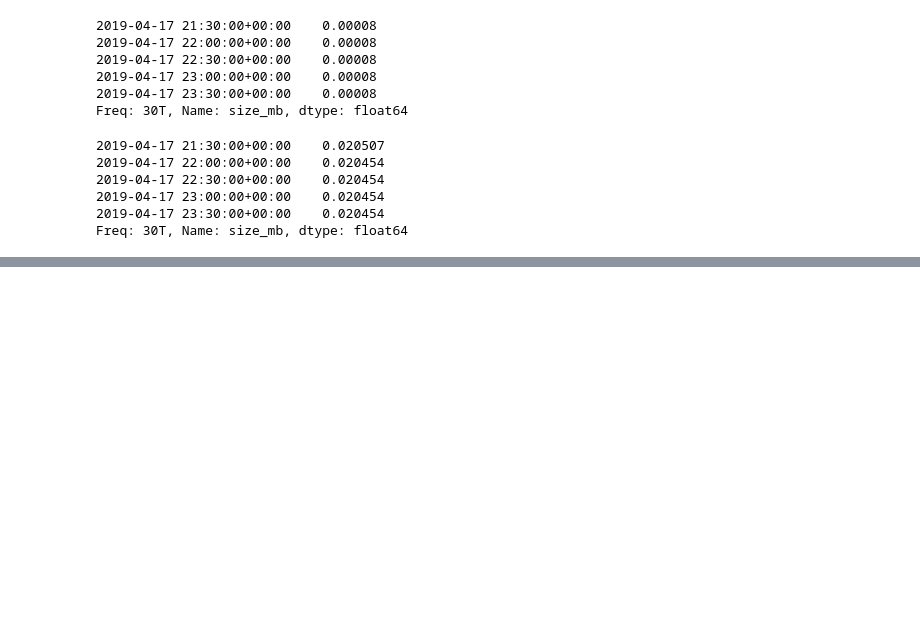
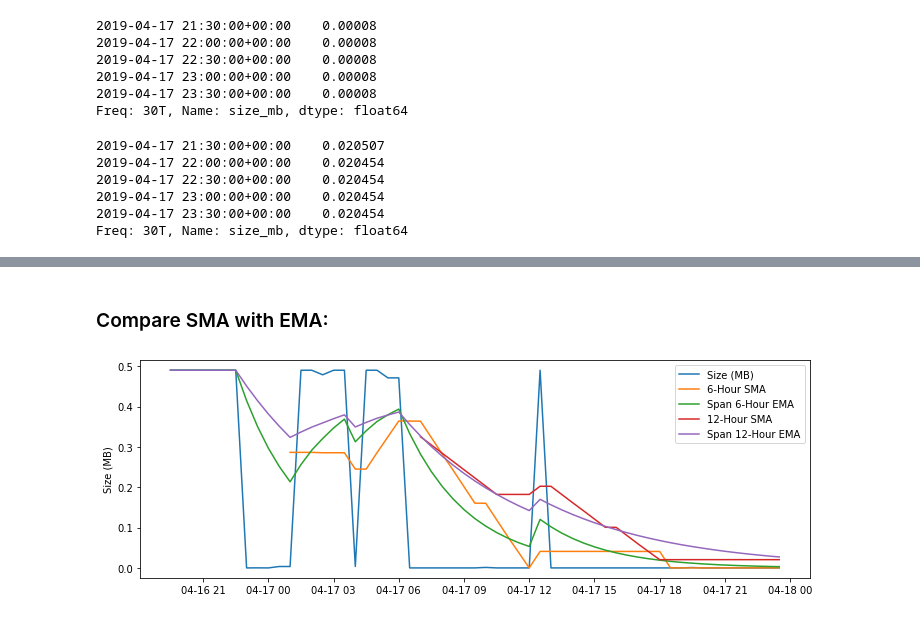
Before and after one commit to SandyGavlickGraham/AnomalyDetection, a Jupyter notebook: AnomaliesInTimeSeriesContinuousVariables.ipynb, the cells around one changed output, grey strips where cells are left out. Cells and saved outputs as stored; diff of their text form; code cells hidden in the pictures; blank space fills up the shorter version.

```diff
--- a/AnomaliesInTimeSeriesContinuousVariables.ipynb
+++ b/AnomaliesInTimeSeriesContinuousVariables.ipynb
@@ -473,0 +476,6 @@ Freq: 30T, Name: size_mb, dtype: float64
+# %%
+# Using Pandas to calculate a 2 hour span EMA.
+# adjust=False specifies that we are interested in the
+# recursive calculation mode.
+ema_short = train.ewm(span=12, adjust=False).mean()
+ema_short.tail()
@@ -473,0 +489,4 @@ Freq: 30T, Name: size_mb, dtype: float64
+# %%
+span = 24
+ema_long = train.ewm(span=span, adjust=False).mean()
+ema_long.tail()
@@ -473,0 +504,28 @@ Freq: 30T, Name: size_mb, dtype: float64
+# %% [markdown]
+### Compare SMA with EMA:
+# %%
+fig, ax = plt.subplots(figsize=(12,4))
+
+ax.plot(train.index,
+        train,
+        label='Size (MB)')
+
+ax.plot(short_rolling.index,
+        short_rolling,
+        label = '6-Hour SMA')
+ax.plot(long_rolling.index,
+        ema_short,
+        label = 'Span 6-Hour EMA')
+ax.plot(long_rolling.index,
+        long_rolling,
+        label = '12-Hour SMA')
+ax.plot(long_rolling.index,
+        ema_long,
+        label = 'Span 12-Hour EMA')
+
+ax.legend(loc='best')
+ax.set_ylabel('Size (MB)')
+
+yhat = pd.DataFrame(dict(actual=test))
+# %% [output]
+[figure, added]
```
Also changed, not shown: parts of 13 cells of this notebook.
